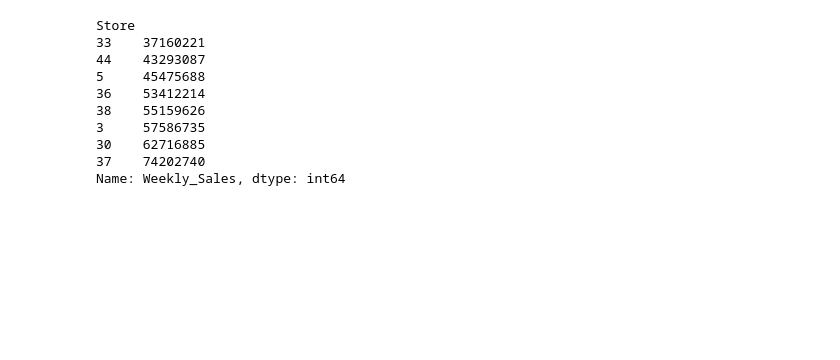
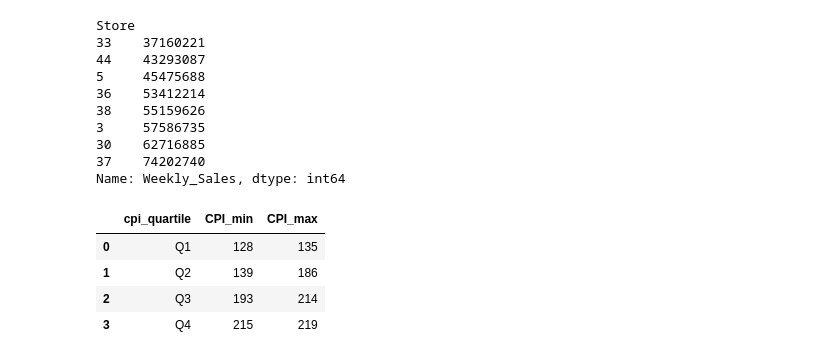
Before and after one commit to diogobueno-analytics/walmart-sales, a Jupyter notebook: walmart_analysis.ipynb, the cells around one changed output. Saved outputs shown, nothing was run; the diff lists cells and outputs as text; code cells hidden in the pictures; blank space fills up the shorter version.

```diff
--- a/walmart_analysis.ipynb
+++ b/walmart_analysis.ipynb
@@ -194,3 +190,18 @@ Store
 30    62716885
 37    74202740
 Name: Weekly_Sales, dtype: int64
+# %%
+cpi_lojas = df.groupby('Store')['CPI'].mean().reset_index().sort_values('CPI',ascending=True)
+cpi_lojas['cpi_quartile'] = pd.qcut(cpi_lojas['CPI'], q=4, labels=['Q1','Q2','Q3','Q4'])
+
+cpi_lojas_agrupado = cpi_lojas.groupby('cpi_quartile')['CPI'].agg(
+    CPI_min = 'min',
+    CPI_max = 'max'
+).astype(int).reset_index()
+cpi_lojas_agrupado
+# %% [output]
+|  | cpi_quartile | CPI_min | CPI_max |
+| 0 | Q1 | 128 | 135 |
+| 1 | Q2 | 139 | 186 |
+| 2 | Q3 | 193 | 214 |
+| 3 | Q4 | 215 | 219 |
```
Also changed, not shown: parts of 9 cells of this notebook.
